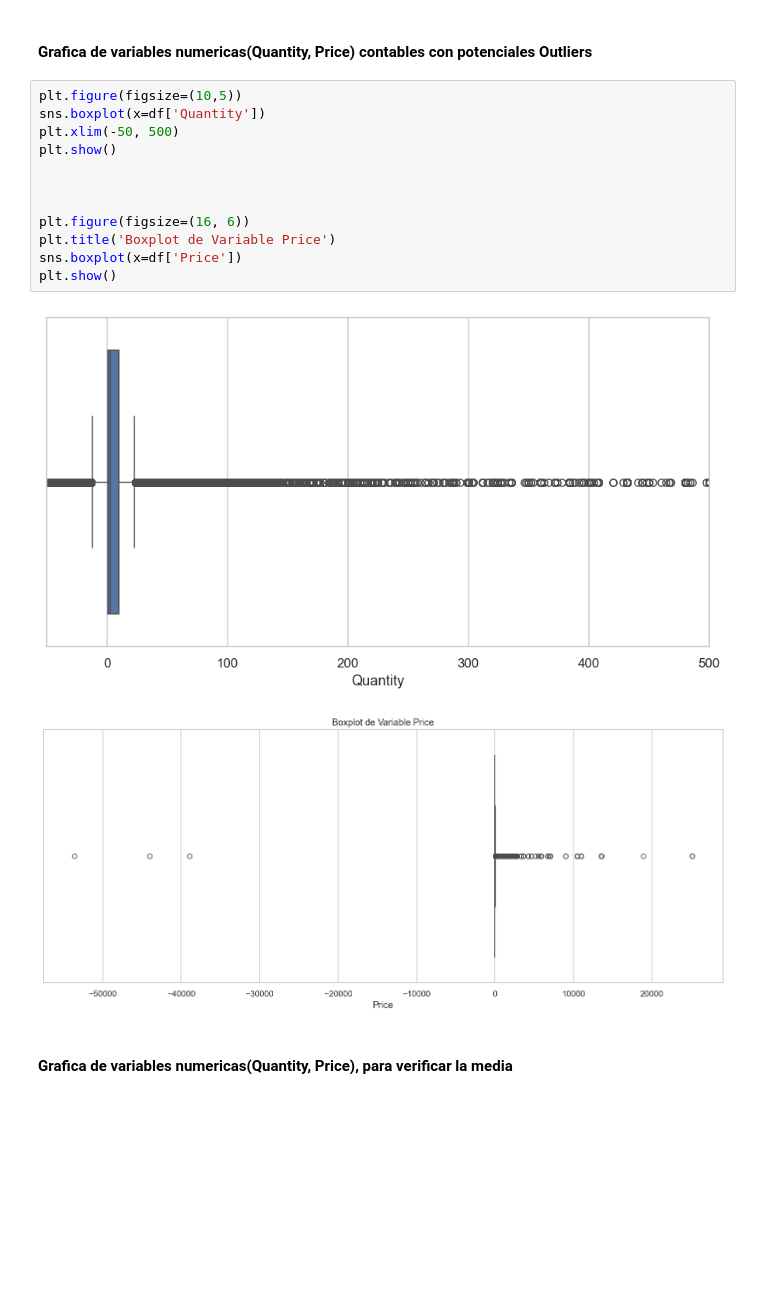
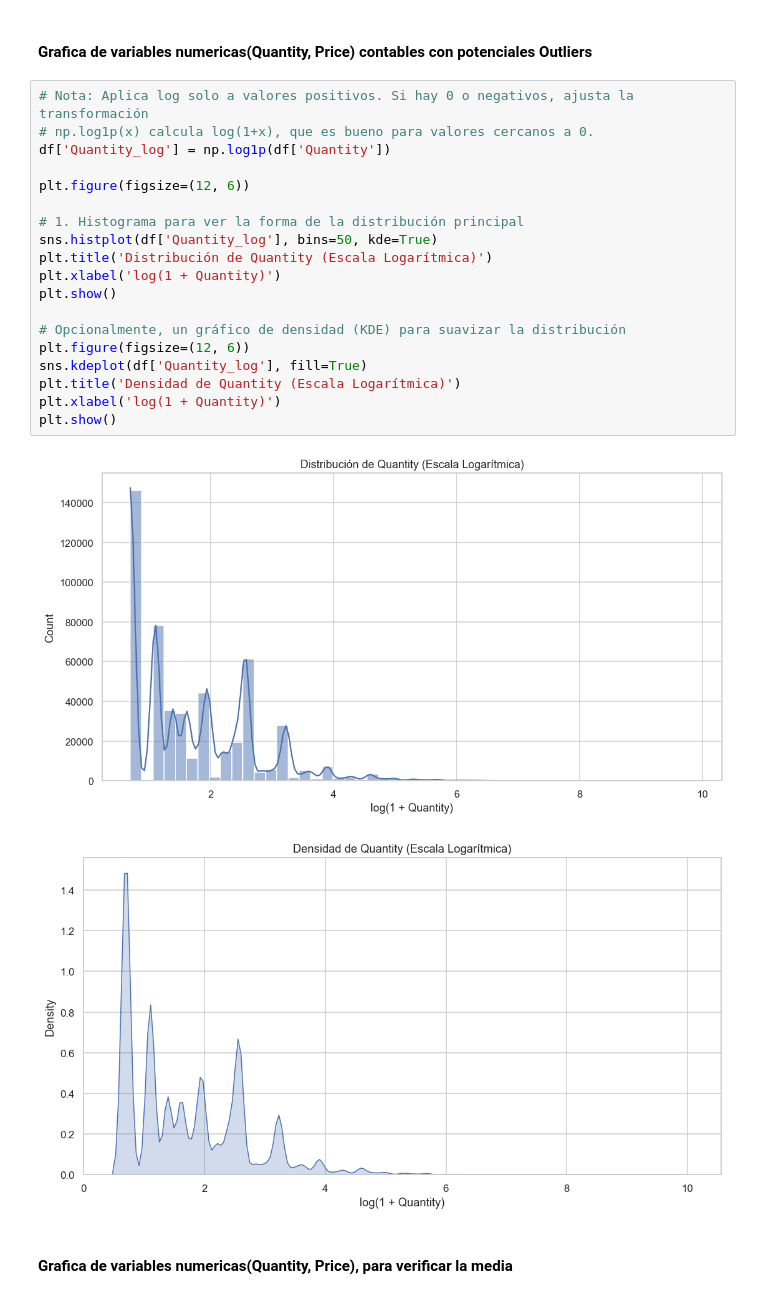
Before and after one commit to DaLeedev/CLTV_PROJECT, a Jupyter notebook: notebooks/01_Exploracion Inicial.ipynb, the cells around one changed output. Saved outputs shown, nothing was run; the diff lists cells and outputs as text; blank space fills up the shorter version.

Commit message:
Graficos con logaritmos para la distribucion y visualizacion de las variables y outliers

```diff
--- a/notebooks/01_Exploracion Inicial.ipynb
+++ b/notebooks/01_Exploracion Inicial.ipynb
@@ -121,20 +121,27 @@ memory usage: 32.1+ MB
 # %% [markdown]
 <h4>Grafica de variables numericas(Quantity, Price) contables con potenciales Outliers</h4>
 # %%
-plt.figure(figsize=(10,5))
-sns.boxplot(x=df['Quantity'])
-plt.xlim(-50, 500)
+# Nota: Aplica log solo a valores positivos. Si hay 0 o negativos, ajusta la transformación
+# np.log1p(x) calcula log(1+x), que es bueno para valores cercanos a 0.
+df['Quantity_log'] = np.log1p(df['Quantity'])
+
+plt.figure(figsize=(12, 6))
+
+# 1. Histograma para ver la forma de la distribución principal
+sns.histplot(df['Quantity_log'], bins=50, kde=True)
+plt.title('Distribución de Quantity (Escala Logarítmica)')
+plt.xlabel('log(1 + Quantity)')
 plt.show()
 
-
-
-plt.figure(figsize=(16, 6))
-plt.title('Boxplot de Variable Price')
-sns.boxplot(x=df['Price'])
+# Opcionalmente, un gráfico de densidad (KDE) para suavizar la distribución
+plt.figure(figsize=(12, 6))
+sns.kdeplot(df['Quantity_log'], fill=True)
+plt.title('Densidad de Quantity (Escala Logarítmica)')
+plt.xlabel('log(1 + Quantity)')
 plt.show()
 # %% [output]
-[figure, old version]
+[figure, new version]
-[figure, old version]
+[figure, new version]
 # %% [markdown]
 <h4>Grafica de variables numericas(Quantity, Price), para verificar la media </h4>
 # %%
```
